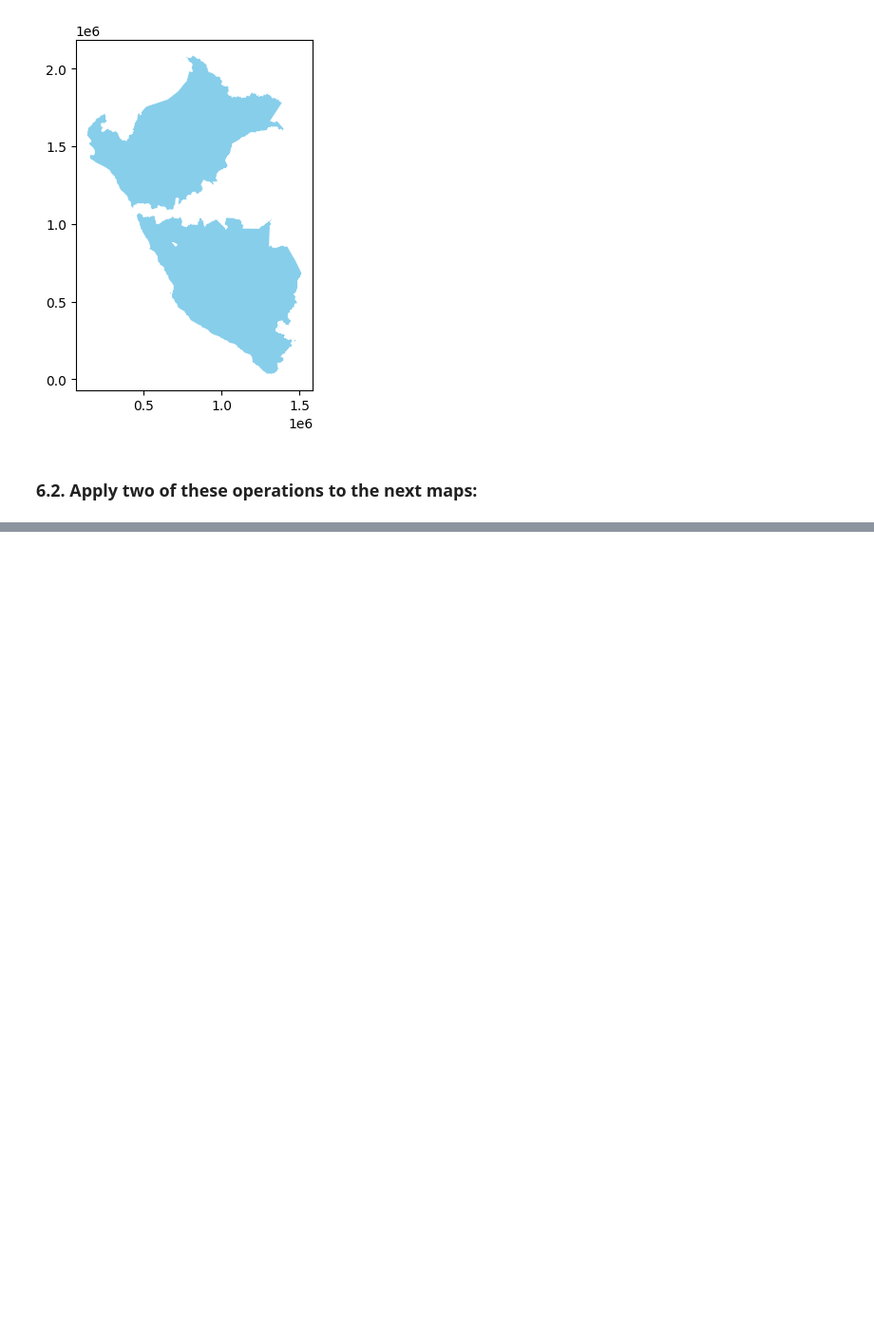
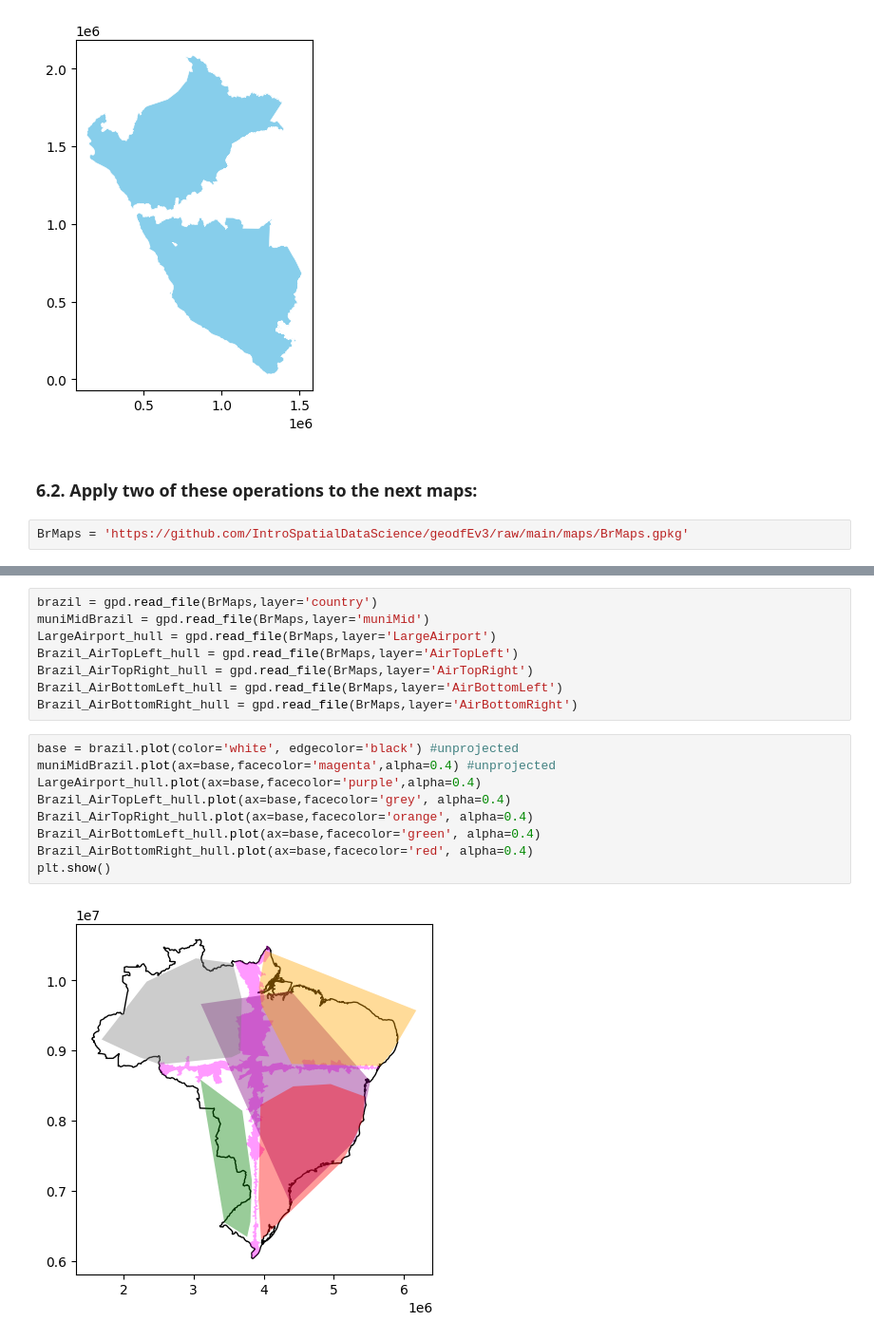
Before and after one commit to IntroSpatialDataScience/geodfEv3, a Jupyter notebook: Evaluacion3.ipynb, the cells around one changed output, grey strips where cells are left out. Shown at 95% size. Drawn from its saved outputs; the diff is of its cells as text; blank space fills up the shorter version.

```diff
--- a/Evaluacion3.ipynb
+++ b/Evaluacion3.ipynb
@@ -526,3 +526,5 @@ plt.show()
 [figure]
 # %% [markdown]
 ### 6.2. Apply two of these operations to the  next maps:
+# %%
+BrMaps = 'https://github.com/IntroSpatialDataScience/geodfEv3/raw/main/maps/BrMaps.gpkg'
@@ -528,0 +541,19 @@ plt.show()
+# %%
+brazil = gpd.read_file(BrMaps,layer='country')
+muniMidBrazil = gpd.read_file(BrMaps,layer='muniMid')
+LargeAirport_hull = gpd.read_file(BrMaps,layer='LargeAirport')
+Brazil_AirTopLeft_hull = gpd.read_file(BrMaps,layer='AirTopLeft')
+Brazil_AirTopRight_hull = gpd.read_file(BrMaps,layer='AirTopRight')
+Brazil_AirBottomLeft_hull = gpd.read_file(BrMaps,layer='AirBottomLeft')
+Brazil_AirBottomRight_hull = gpd.read_file(BrMaps,layer='AirBottomRight')
+# %%
+base = brazil.plot(color='white', edgecolor='black') #unprojected
+muniMidBrazil.plot(ax=base,facecolor='magenta',alpha=0.4) #unprojected
+LargeAirport_hull.plot(ax=base,facecolor='purple',alpha=0.4)
+Brazil_AirTopLeft_hull.plot(ax=base,facecolor='grey', alpha=0.4)
+Brazil_AirTopRight_hull.plot(ax=base,facecolor='orange', alpha=0.4)
+Brazil_AirBottomLeft_hull.plot(ax=base,facecolor='green', alpha=0.4)
+Brazil_AirBottomRight_hull.plot(ax=base,facecolor='red', alpha=0.4)
+plt.show()
+# %% [output]
+[figure, added]
```
Also changed, not shown: parts of 4 cells of this notebook.
